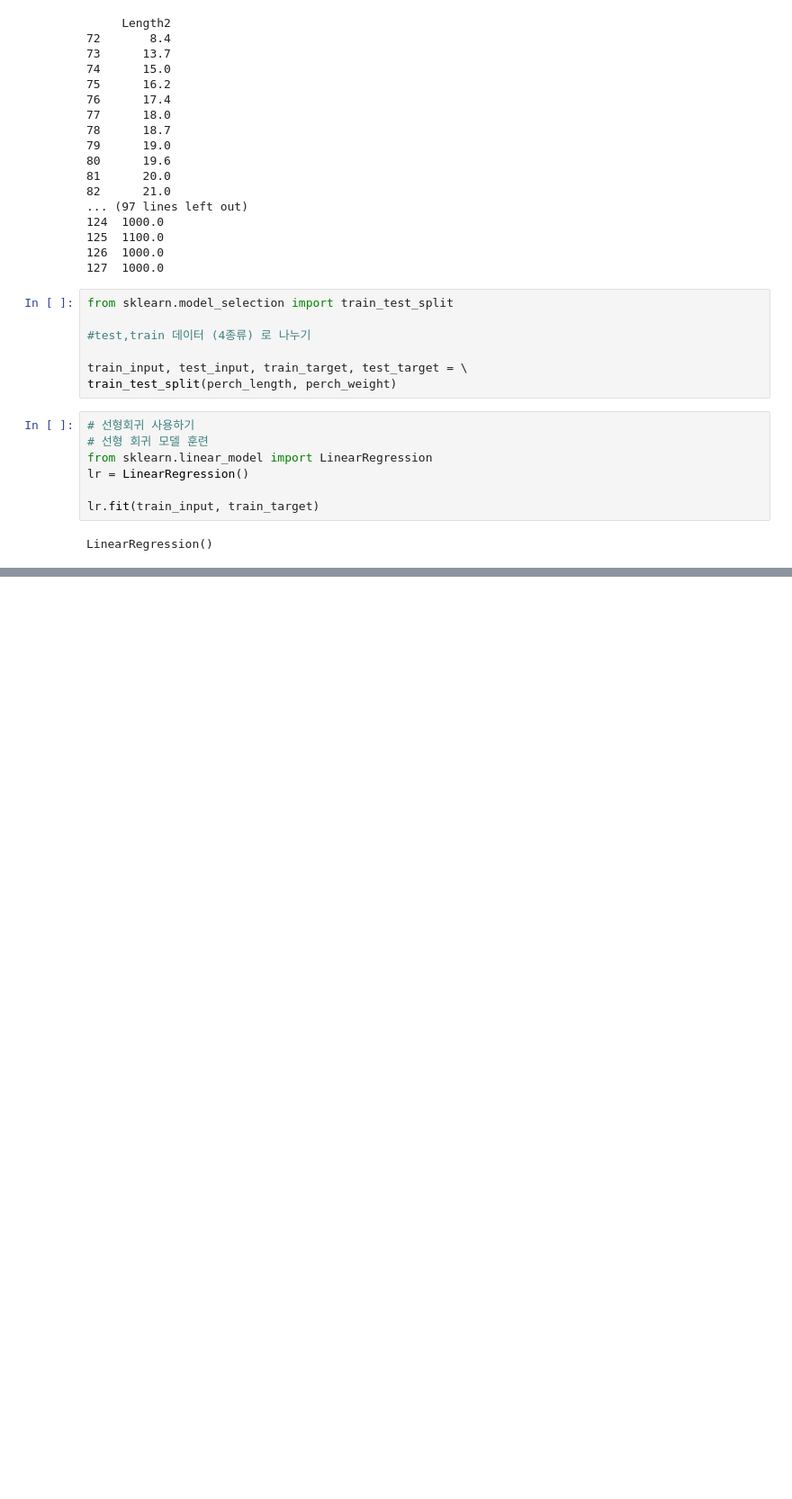
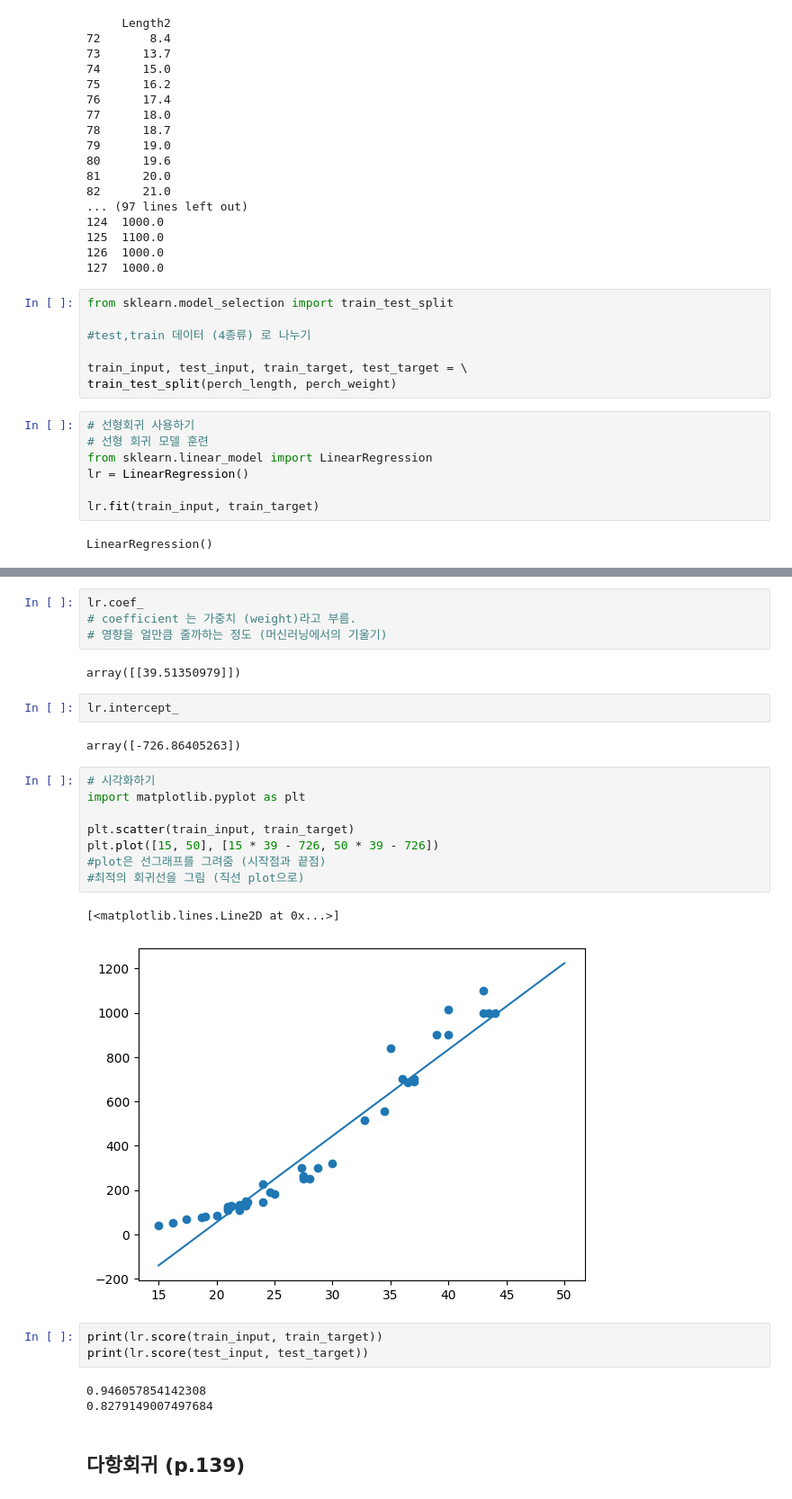
Before and after one commit to iam-Aerin/ml, a Jupyter notebook: 3-2.ipynb, the cells around one changed output, grey strips where cells are left out. Shown at 90% size. Cells and saved outputs as stored; diff of their text form; blank space fills up the shorter version.

```diff
--- a/3-2.ipynb
+++ b/3-2.ipynb
@@ -65,0 +66,29 @@ lr.score(test_input, test_target)
+# %%
+lr.coef_
+# coefficient 는 가중치 (weight)라고 부름.
+# 영향을 얼만큼 줄까하는 정도 (머신러닝에서의 기울기)
+# %% [output]
+array([[39.51350979]])
+# %%
+lr.intercept_
+# %% [output]
+array([-726.86405263])
+# %%
+# 시각화하기
+import matplotlib.pyplot as plt
+
+plt.scatter(train_input, train_target)
+plt.plot([15, 50], [15 * 39 - 726, 50 * 39 - 726])
+#plot은 선그래프를 그려줌 (시작점과 끝점)
+#최적의 회귀선을 그림 (직선 plot으로)
+# %% [output]
+[<matplotlib.lines.Line2D at 0x...>]
+[figure, added]
+# %%
+print(lr.score(train_input, train_target))
+print(lr.score(test_input, test_target))
+# %% [output]
+0.946057854142308
+0.8279149007497684
+# %% [markdown]
+## 다항회귀 (p.139)
```
Also changed, not shown: parts of 8 cells of this notebook.
